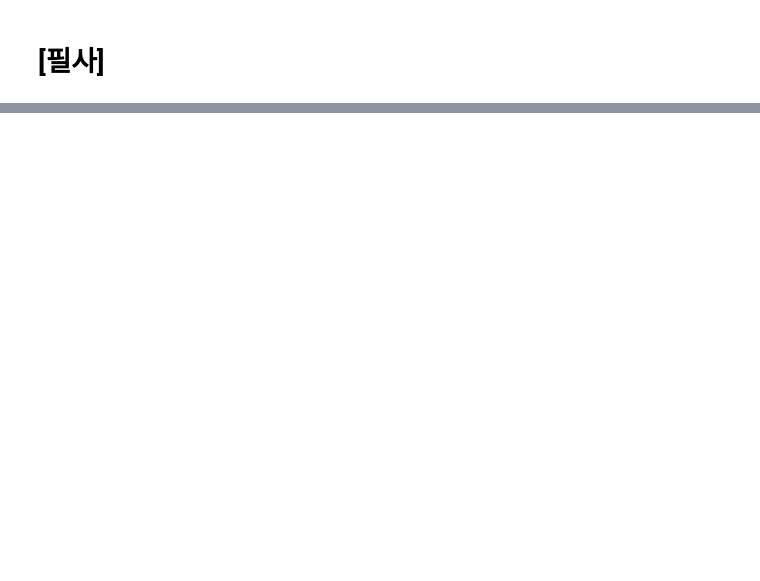
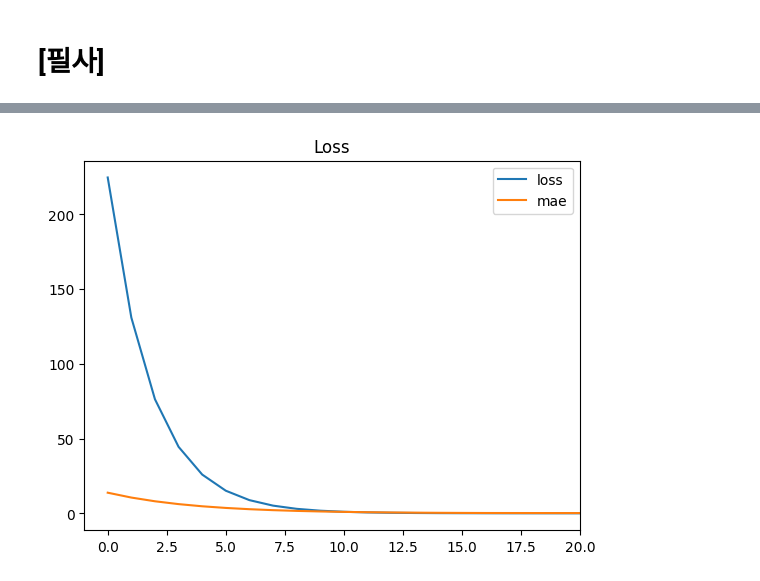
Before and after one commit to ljm524/esaa24-2, a Jupyter notebook: esaa_hw1108.ipynb, the cells around one changed output, grey strips where cells are left out. Drawn from its saved outputs; the diff is of its cells as text; code cells hidden in the pictures; blank space fills up the shorter version.

```diff
--- a/esaa_hw1108.ipynb
+++ b/esaa_hw1108.ipynb
@@ -619,0 +238,7 @@ Glory (1989) : 4.07887165526957
+# %%
+# 클래스 인스턴스 지정
+model.compile(optimizer=tf.keras.optimizers.SGD(lr=0.005),
+              loss=tf.keras.losses.MeanAbsoluteError(),
+              metrics=[tf.keras.metrics.MeanAbsoluteError(),
+                       tf.keras.metrics.MeanSquaredError()
+                       ])
@@ -619,0 +247,6 @@ Glory (1989) : 4.07887165526957
+# %%
+# 컴파일
+model.compile(optimizer='sgd', loss='mse', metrics=['mae'])
+# %%
+# 훈련
+model.fit(x,y,epochs=5)
@@ -619,0 +265,11 @@ Glory (1989) : 4.07887165526957
+# %%
+# 단순 선형회귀 모델 생성
+model = tf.keras.Sequential([
+    tf.keras.layers.Dense(1, input_shape=[1])
+])
+
+# 컴파일
+model.compile(optimizer='sgd', loss='mse', metrics=['mae'])
+
+# 훈련
+history=model.fit(x,y,epochs=1200)
@@ -619,0 +294,13 @@ Glory (1989) : 4.07887165526957
+# %%
+
+import matplotlib.pyplot as plt
+
+# 20 epoch까지 Loss 수렴에 대한 시각화
+plt.plot(history.history['loss'], label='loss')
+plt.plot(history.history['mae'], label='mae')
+plt.xlim(-1, 20)
+plt.title('Loss')
+plt.legend()
+plt.show()
+# %% [output]
+[figure, added]
```
Also changed, not shown: parts of 97 cells of this notebook.
